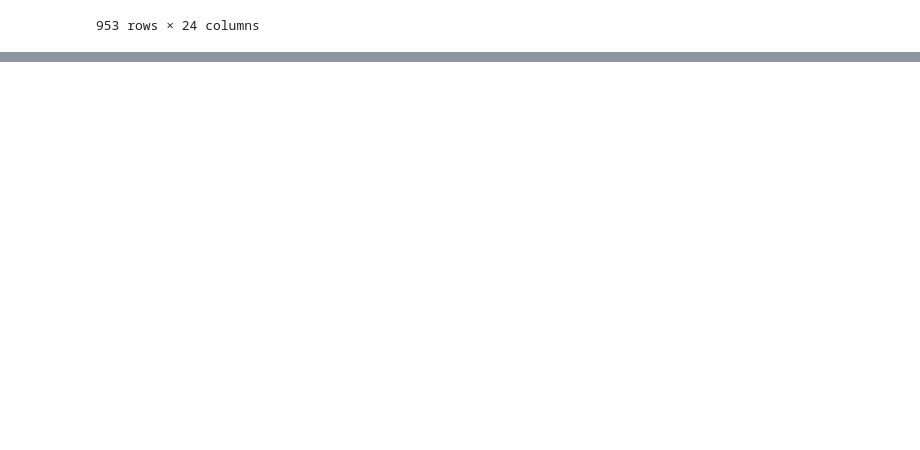
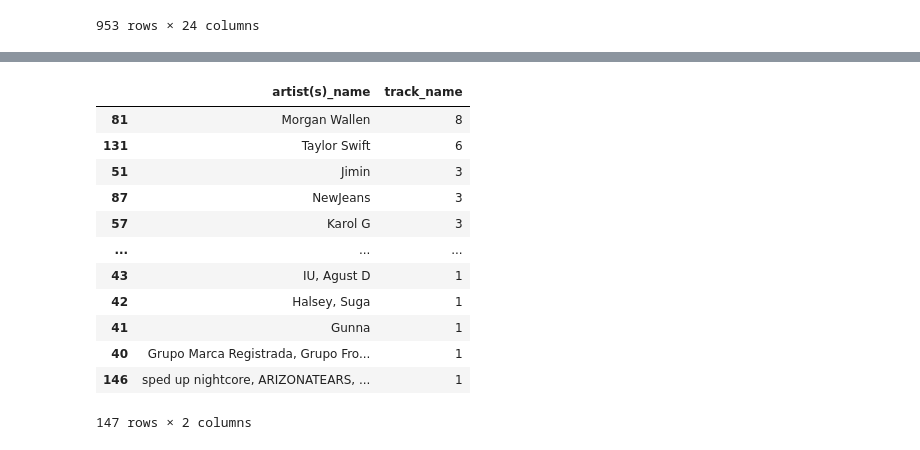
Before and after one commit to Ernesto-Trevino-E/MineriaUANL, a Jupyter notebook: P2/Practica_2.ipynb, the cells around one changed output, grey strips where cells are left out. Cells and saved outputs as stored; diff of their text form; code cells hidden in the pictures; blank space fills up the shorter version.

```diff
--- a/P2/Practica_2.ipynb
+++ b/P2/Practica_2.ipynb
@@ -26,0 +75,17 @@ data
+# %%
+group2023_artists = data2023.groupby(["artist(s)_name"])["track_name"].count().reset_index()
+group2023_artists.sort_values("track_name",ascending=False)
+# %% [output]
+|  | artist(s)_name | track_name |
+| 81 | Morgan Wallen | 8 |
+| 131 | Taylor Swift | 6 |
+| 51 | Jimin | 3 |
+| 87 | NewJeans | 3 |
+| 57 | Karol G | 3 |
+| ... | ... | ... |
+| 43 | IU, Agust D | 1 |
+| 42 | Halsey, Suga | 1 |
+| 41 | Gunna | 1 |
+| 40 | Grupo Marca Registrada, Grupo Fro... | 1 |
+| 146 | sped up nightcore, ARIZONATEARS, ... | 1 |
+147 rows × 2 columns
```
Also changed, not shown: parts of 8 cells of this notebook.
